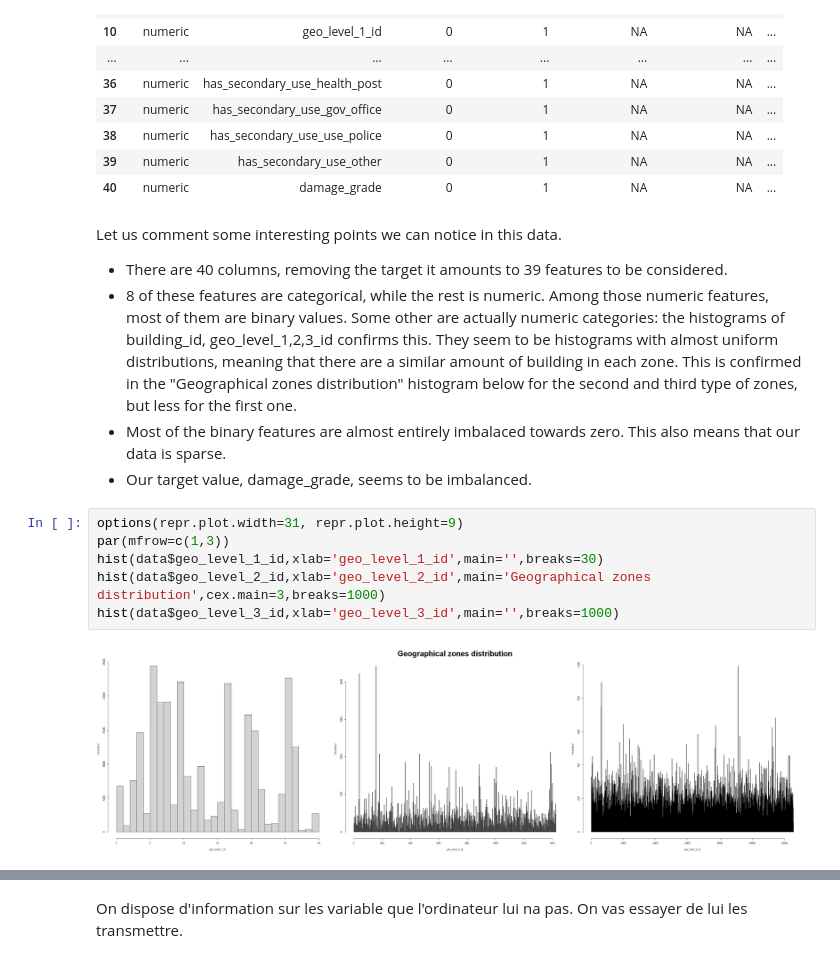
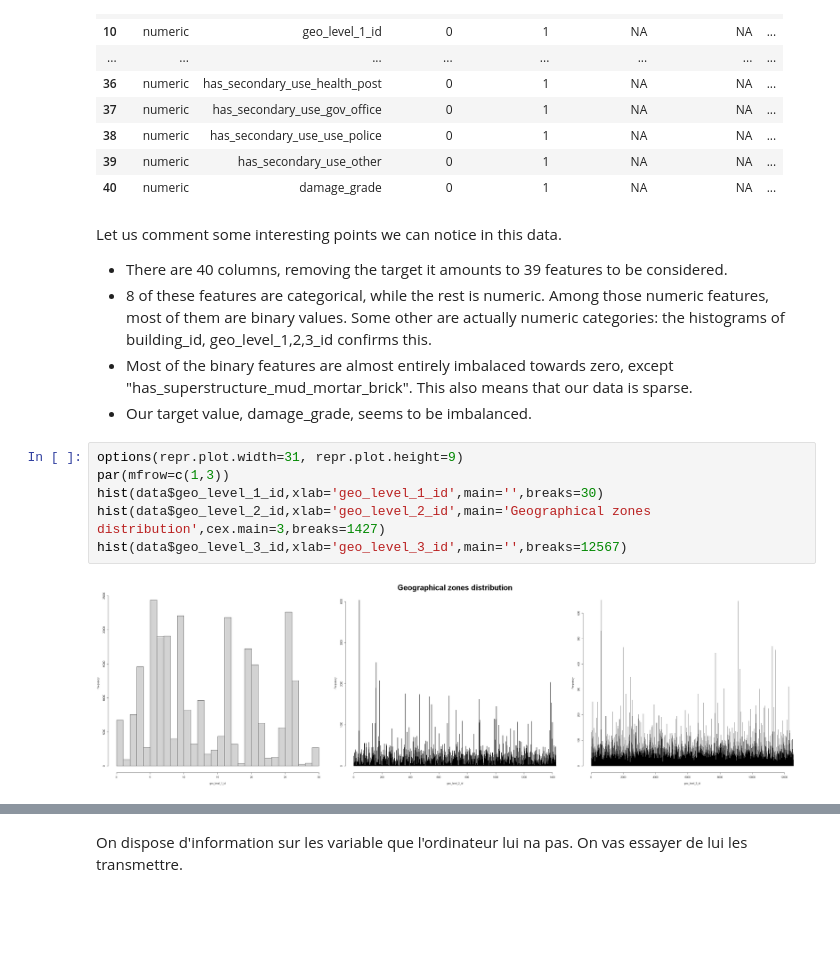
Before and after one commit to bikostet/richter-s-predictor-group-42, a Jupyter notebook: 0_Data Pre-processing .ipynb, the cells around one changed output, grey strips where cells are left out. Drawn from its saved outputs; the diff is of its cells as text; blank space fills up the shorter version.

```diff
--- a/0_Data Pre-processing .ipynb
+++ b/0_Data Pre-processing .ipynb
@@ -159,14 +144,14 @@ A skim_df: 40 × 15
 # %% [markdown]
 Let us comment some interesting points we can notice in this data.
 * There are 40 columns, removing the target it amounts to 39 features to be considered.
-* 8 of these features are categorical, while the rest is numeric. Among those numeric features, most of them are binary values. Some other are actually numeric categories: the histograms of building_id, geo_level_1,2,3_id confirms this. They seem to be histograms with almost uniform distributions, meaning that there are a similar amount of building in each zone. This is confirmed in the "Geographical zones distribution" histogram below for the second and third type of zones, but less for the first one.
-* Most of the binary features are almost entirely imbalaced towards zero. This also means that our data is sparse.
+* 8 of these features are categorical, while the rest is numeric. Among those numeric features, most of them are binary values. Some other are actually numeric categories: the histograms of building_id, geo_level_1,2,3_id confirms this.
+* Most of the binary features are almost entirely imbalaced towards zero, except "has_superstructure_mud_mortar_brick". This also means that our data is sparse.
 * Our target value, damage_grade, seems to be imbalanced.
 # %%
 options(repr.plot.width=31, repr.plot.height=9)
 par(mfrow=c(1,3))
 hist(data$geo_level_1_id,xlab='geo_level_1_id',main='',breaks=30)
-hist(data$geo_level_2_id,xlab='geo_level_2_id',main='Geographical zones distribution',cex.main=3,breaks=1000)
-hist(data$geo_level_3_id,xlab='geo_level_3_id',main='',breaks=1000)
+hist(data$geo_level_2_id,xlab='geo_level_2_id',main='Geographical zones distribution',cex.main=3,breaks=1427)
+hist(data$geo_level_3_id,xlab='geo_level_3_id',main='',breaks=12567)
 # %% [output]
-[figure, old version]
+[figure, new version]
```
Also changed, not shown: parts of 2 cells of this notebook, 9 other files.
